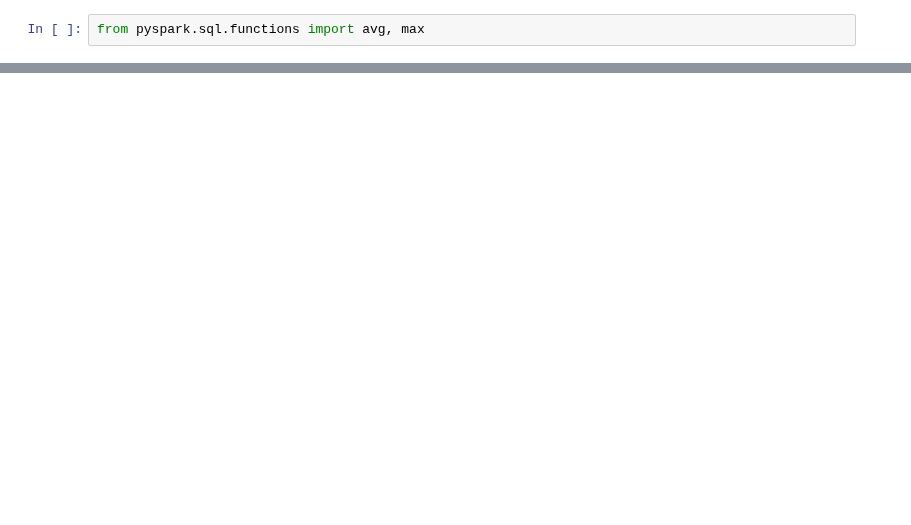
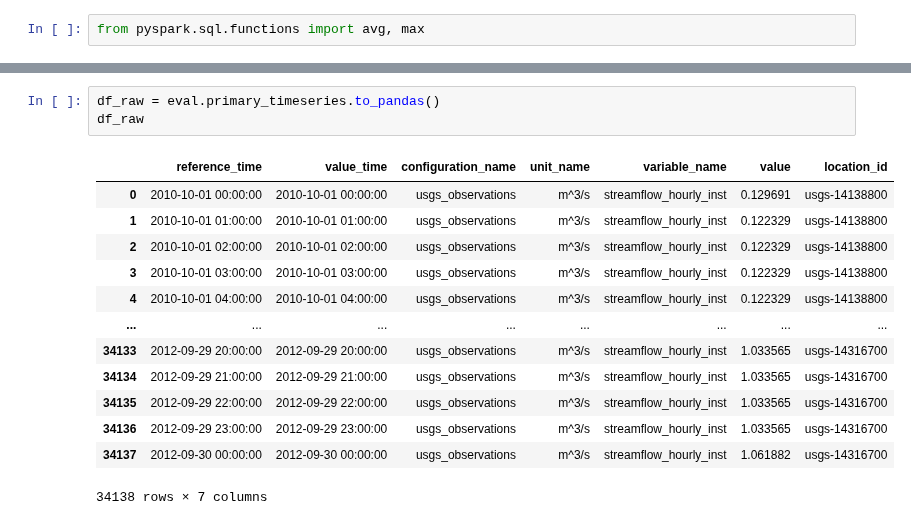
Before and after one commit to RTIInternational/teehr, a Jupyter notebook: src/teehr/examples/06-2_site_query.ipynb, the cells around one changed output, grey strips where cells are left out. Drawn from its saved outputs; the diff is of its cells as text; blank space fills up the shorter version.

```diff
--- a/src/teehr/examples/06-2_site_query.ipynb
+++ b/src/teehr/examples/06-2_site_query.ipynb
@@ -104,0 +196,17 @@ eval.metrics.query(
+# %%
+df_raw = eval.primary_timeseries.to_pandas()
+df_raw
+# %% [output]
+|  | reference_time | value_time | configuration_name | unit_name | variable_name | value | location_id |
+| 0 | 2010-10-01 00:00:00 | 2010-10-01 00:00:00 | usgs_observations | m^3/s | streamflow_hourly_inst | 0.129691 | usgs-14138800 |
+| 1 | 2010-10-01 01:00:00 | 2010-10-01 01:00:00 | usgs_observations | m^3/s | streamflow_hourly_inst | 0.122329 | usgs-14138800 |
+| 2 | 2010-10-01 02:00:00 | 2010-10-01 02:00:00 | usgs_observations | m^3/s | streamflow_hourly_inst | 0.122329 | usgs-14138800 |
+| 3 | 2010-10-01 03:00:00 | 2010-10-01 03:00:00 | usgs_observations | m^3/s | streamflow_hourly_inst | 0.122329 | usgs-14138800 |
+| 4 | 2010-10-01 04:00:00 | 2010-10-01 04:00:00 | usgs_observations | m^3/s | streamflow_hourly_inst | 0.122329 | usgs-14138800 |
+| ... | ... | ... | ... | ... | ... | ... | ... |
+| 34133 | 2012-09-29 20:00:00 | 2012-09-29 20:00:00 | usgs_observations | m^3/s | streamflow_hourly_inst | 1.033565 | usgs-14316700 |
+| 34134 | 2012-09-29 21:00:00 | 2012-09-29 21:00:00 | usgs_observations | m^3/s | streamflow_hourly_inst | 1.033565 | usgs-14316700 |
+| 34135 | 2012-09-29 22:00:00 | 2012-09-29 22:00:00 | usgs_observations | m^3/s | streamflow_hourly_inst | 1.033565 | usgs-14316700 |
+| 34136 | 2012-09-29 23:00:00 | 2012-09-29 23:00:00 | usgs_observations | m^3/s | streamflow_hourly_inst | 1.033565 | usgs-14316700 |
+| 34137 | 2012-09-30 00:00:00 | 2012-09-30 00:00:00 | usgs_observations | m^3/s | streamflow_hourly_inst | 1.061882 | usgs-14316700 |
+34138 rows × 7 columns
```
Also changed, not shown: parts of 14 cells of this notebook, 3 other files.
